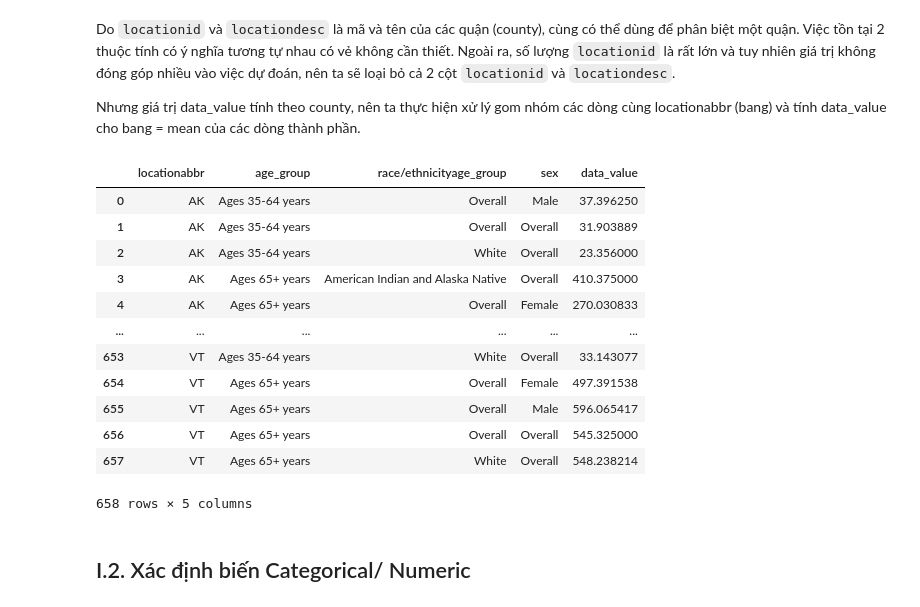
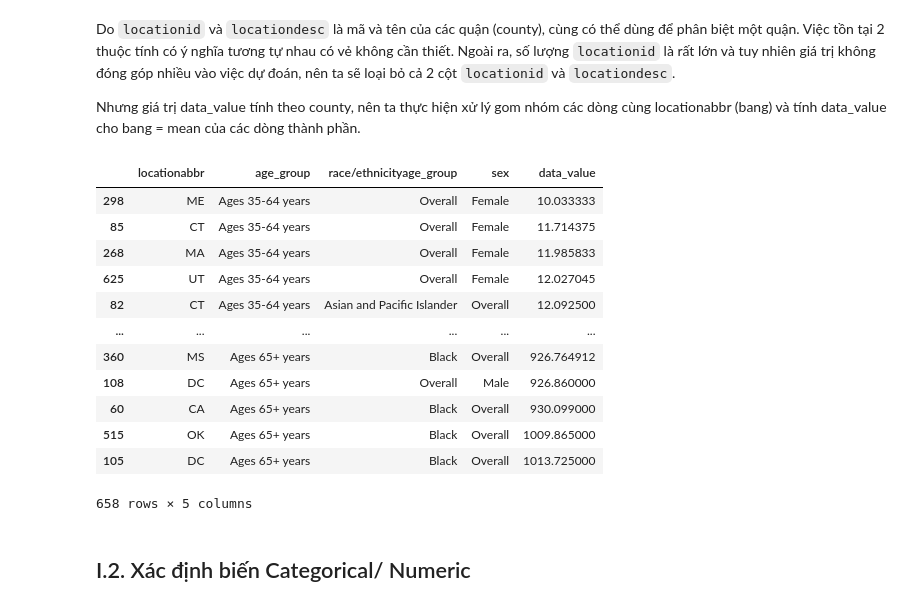
Before and after one commit to GenNyu/Intro2DS, a Jupyter notebook: Build_model_with_feature.ipynb, the cells around one changed output. Saved outputs shown, nothing was run; the diff lists cells and outputs as text; code cells hidden in the pictures.

```diff
--- a/Build_model_with_feature.ipynb
+++ b/Build_model_with_feature.ipynb
@@ -80,22 +80,22 @@ counties_df = pd.DataFrame(counties)
 smoothed_df.drop(['locationdesc'], axis=1, inplace=True)
 
 state_df = smoothed_df.groupby(['locationabbr','age_group','race/ethnicityage_group','sex'])['data_value'].mean().reset_index()
-# %%
-state_df
-# %% [output]
-|  | locationabbr | age_group | race/ethnicityage_group | sex | data_value |
-| 0 | AK | Ages 35-64 years | Overall | Male | 37.396250 |
-| 1 | AK | Ages 35-64 years | Overall | Overall | 31.903889 |
-| 2 | AK | Ages 35-64 years | White | Overall | 23.356000 |
-| 3 | AK | Ages 65+ years | American Indian and Alaska Native | Overall | 410.375000 |
-| 4 | AK | Ages 65+ years | Overall | Female | 270.030833 |
-| ... | ... | ... | ... | ... | ... |
-| 653 | VT | Ages 35-64 years | White | Overall | 33.143077 |
-| 654 | VT | Ages 65+ years | Overall | Female | 497.391538 |
-| 655 | VT | Ages 65+ years | Overall | Male | 596.065417 |
-| 656 | VT | Ages 65+ years | Overall | Overall | 545.325000 |
-| 657 | VT | Ages 65+ years | White | Overall | 548.238214 |
-658 rows × 5 columns
+# %%
+state_df.sort_values(by = 'data_value')
+# %% [output]
+|  | locationabbr | age_group | race/ethnicityage_group | sex | data_value |
+| 298 | ME | Ages 35-64 years | Overall | Female | 10.033333 |
+| 85 | CT | Ages 35-64 years | Overall | Female | 11.714375 |
+| 268 | MA | Ages 35-64 years | Overall | Female | 11.985833 |
+| 625 | UT | Ages 35-64 years | Overall | Female | 12.027045 |
+| 82 | CT | Ages 35-64 years | Asian and Pacific Islander | Overall | 12.092500 |
+| ... | ... | ... | ... | ... | ... |
+| 360 | MS | Ages 65+ years | Black | Overall | 926.764912 |
+| 108 | DC | Ages 65+ years | Overall | Male | 926.860000 |
+| 60 | CA | Ages 65+ years | Black | Overall | 930.099000 |
+| 515 | OK | Ages 65+ years | Black | Overall | 1009.865000 |
+| 105 | DC | Ages 65+ years | Black | Overall | 1013.725000 |
+658 rows × 5 columns
 # %% [markdown]
 ## I.2. Xác định biến Categorical/ Numeric
 # %%
```
Also changed, not shown: parts of 6 cells of this notebook.
